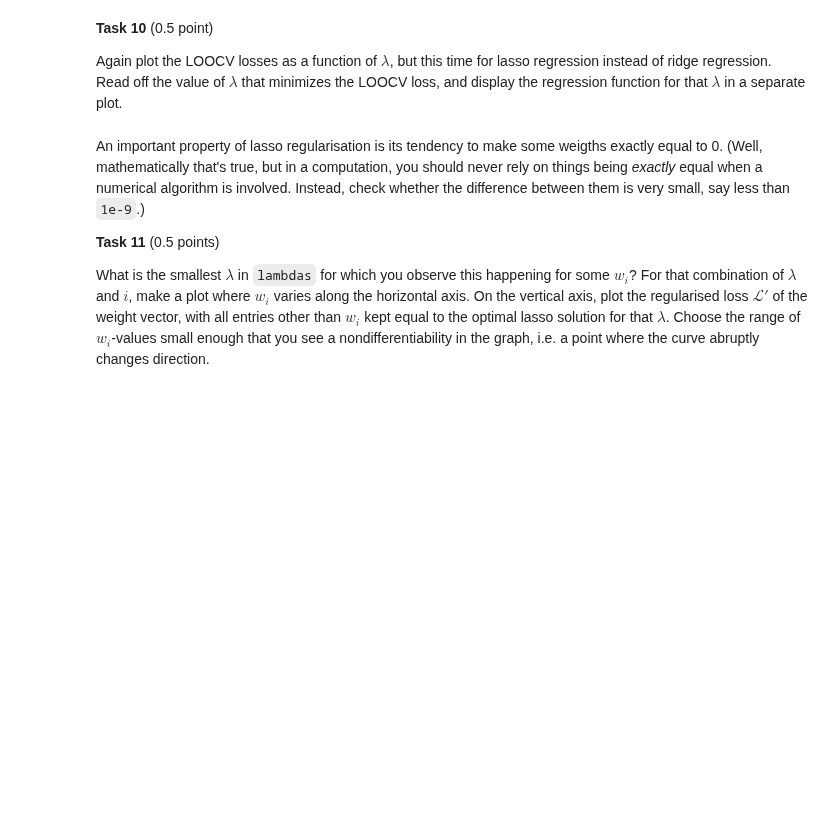
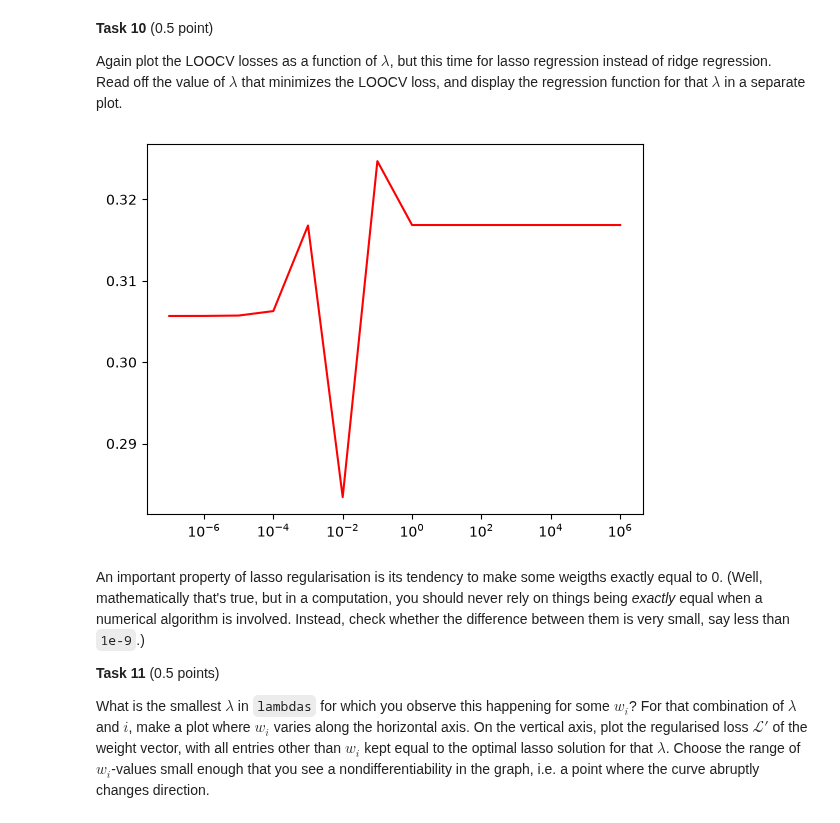
Before and after one commit to Maxouwe/MLBiihh, a Jupyter notebook: ML2026_assignment1.ipynb, the cells around one changed output. Cells and saved outputs as stored; diff of their text form; code cells hidden in the pictures; blank space fills up the shorter version.

```diff
--- a/ML2026_assignment1.ipynb
+++ b/ML2026_assignment1.ipynb
@@ -296,3 +292,17 @@ Again plot the LOOCV losses as a function of $\lambda$, but this time for lasso
+# %%
+# we do exactly the same as we did in task 8 but supply a different fitting function
+xs, ts = generate_data(50, 0.1)
+X = compute_X_matrix(xs)
+# Weve read that trying out lambdas on logarithmic scale is common practice
+lambdas = 10 ** np.linspace(-7, 6, 14)
+losses = []
+for l in lambdas:
+    losses.append(LOOCV(X, ts, fit_lasso, l))
+plt.xscale('log')
+plt.plot(lambdas, losses, c='red')
+plt.show()
+# %% [output]
+[figure, added]
 # %% [markdown]
 An important property of lasso regularisation is its tendency to make some weigths exactly equal to 0. (Well, mathematically that's true, but in a computation, you should never rely on things being *exactly* equal when a numerical algorithm is involved. Instead, check whether the difference between them is very small, say less than `1e-9`.)
 
```
Also changed, not shown: parts of 6 cells of this notebook.
